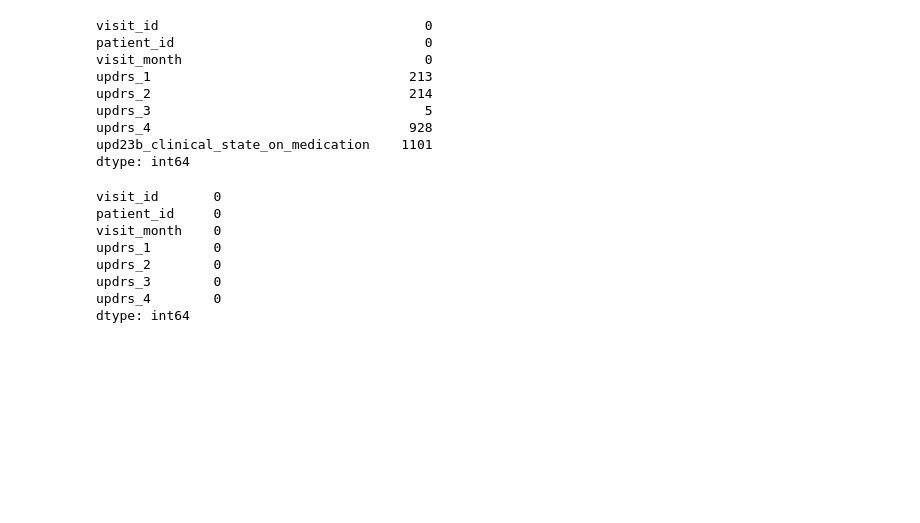
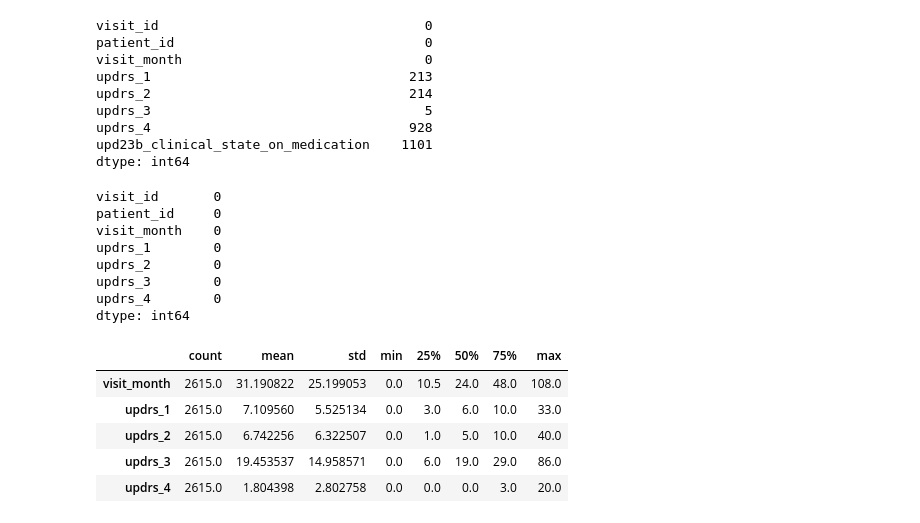
Before and after one commit to fan-yang-md/parkinsons_disease_progression_prediction, a Jupyter notebook: parkinson1.ipynb, the cells around one changed output. Cells and saved outputs as stored; diff of their text form; code cells hidden in the pictures; blank space fills up the shorter version.

```diff
--- a/parkinson1.ipynb
+++ b/parkinson1.ipynb
@@ -293,3 +293,13 @@ updrs_2        0
 updrs_3        0
 updrs_4        0
 dtype: int64
+# %%
+cols = ['visit_month','updrs_1', 'updrs_2', 'updrs_3', 'updrs_4']
+train_clinical[cols].describe().T
+# %% [output]
+|  | count | mean | std | min | 25% | 50% | 75% | max |
+| visit_month | 2615.0 | 31.190822 | 25.199053 | 0.0 | 10.5 | 24.0 | 48.0 | 108.0 |
+| updrs_1 | 2615.0 | 7.109560 | 5.525134 | 0.0 | 3.0 | 6.0 | 10.0 | 33.0 |
+| updrs_2 | 2615.0 | 6.742256 | 6.322507 | 0.0 | 1.0 | 5.0 | 10.0 | 40.0 |
+| updrs_3 | 2615.0 | 19.453537 | 14.958571 | 0.0 | 6.0 | 19.0 | 29.0 | 86.0 |
+| updrs_4 | 2615.0 | 1.804398 | 2.802758 | 0.0 | 0.0 | 0.0 | 3.0 | 20.0 |
```
Also changed, not shown: parts of 7 cells of this notebook.
